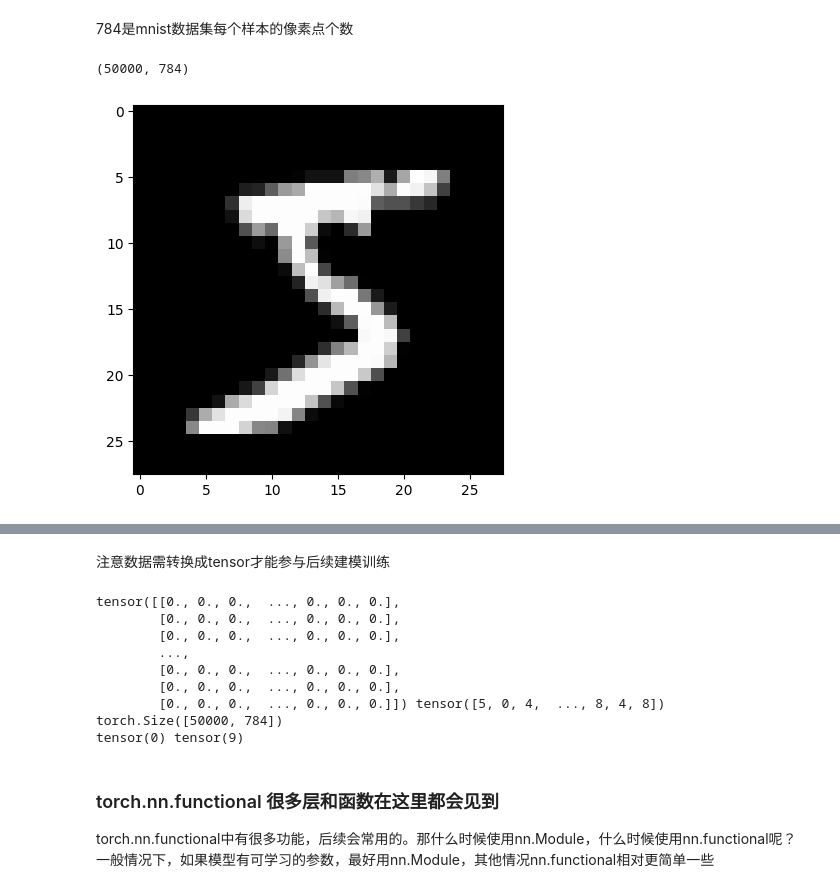
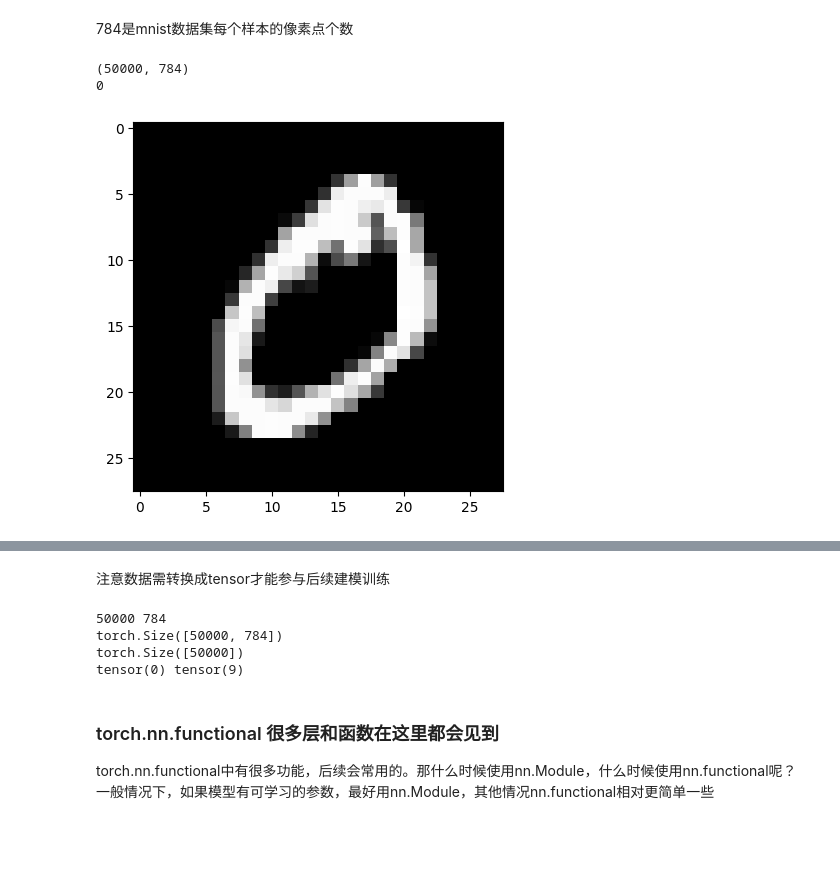
Before and after one commit to davidliu52/deeplearning, a Jupyter notebook: pytorch/traditional_nn_handwriting_recognition.ipynb, the cells around one changed output, grey strips where cells are left out. Cells and saved outputs as stored; diff of their text form; code cells hidden in the pictures; blank space fills up the shorter version.

Commit message:
plot

```diff
--- a/pytorch/traditional_nn_handwriting_recognition.ipynb
+++ b/pytorch/traditional_nn_handwriting_recognition.ipynb
@@ -33,12 +33,14 @@ Tensor Flow Version: 2.13.0
 # %%
 from matplotlib import pyplot
 import numpy as np
 
-pyplot.imshow(x_train[0].reshape((28, 28)), cmap="gray")
+pyplot.imshow(x_train[1].reshape((28, 28)), cmap="gray")
 print(x_train.shape)
+print(y_train[1])
 # %% [output]
 (50000, 784)
+0
-[figure, old version]
+[figure, new version]
 # %% [markdown]
 <img src="./img/4.png" alt="FAO" width="790">
 # %% [markdown]
@@ -52,19 +54,16 @@ x_train, y_train, x_valid, y_valid = map(
     torch.tensor, (x_train, y_train, x_valid, y_valid)
 )
 n, c = x_train.shape
-x_train, x_train.shape, y_train.min(), y_train.max()
-print(x_train, y_train)
+#x_train, x_train.shape, y_train.min(), y_train.max()
+#print(x_train, y_train)
+print(n,c)
 print(x_train.shape)
+print(y_train.shape)
 print(y_train.min(), y_train.max())
 # %% [output]
-tensor([[0., 0., 0.,  ..., 0., 0., 0.],
-        [0., 0., 0.,  ..., 0., 0., 0.],
-        [0., 0., 0.,  ..., 0., 0., 0.],
-        ...,
-        [0., 0., 0.,  ..., 0., 0., 0.],
-        [0., 0., 0.,  ..., 0., 0., 0.],
-        [0., 0., 0.,  ..., 0., 0., 0.]]) tensor([5, 0, 4,  ..., 8, 4, 8])
+50000 784
 torch.Size([50000, 784])
+torch.Size([50000])
 tensor(0) tensor(9)
 # %% [markdown]
 ### torch.nn.functional 很多层和函数在这里都会见到
```
Also changed, not shown: parts of 6 cells of this notebook.
